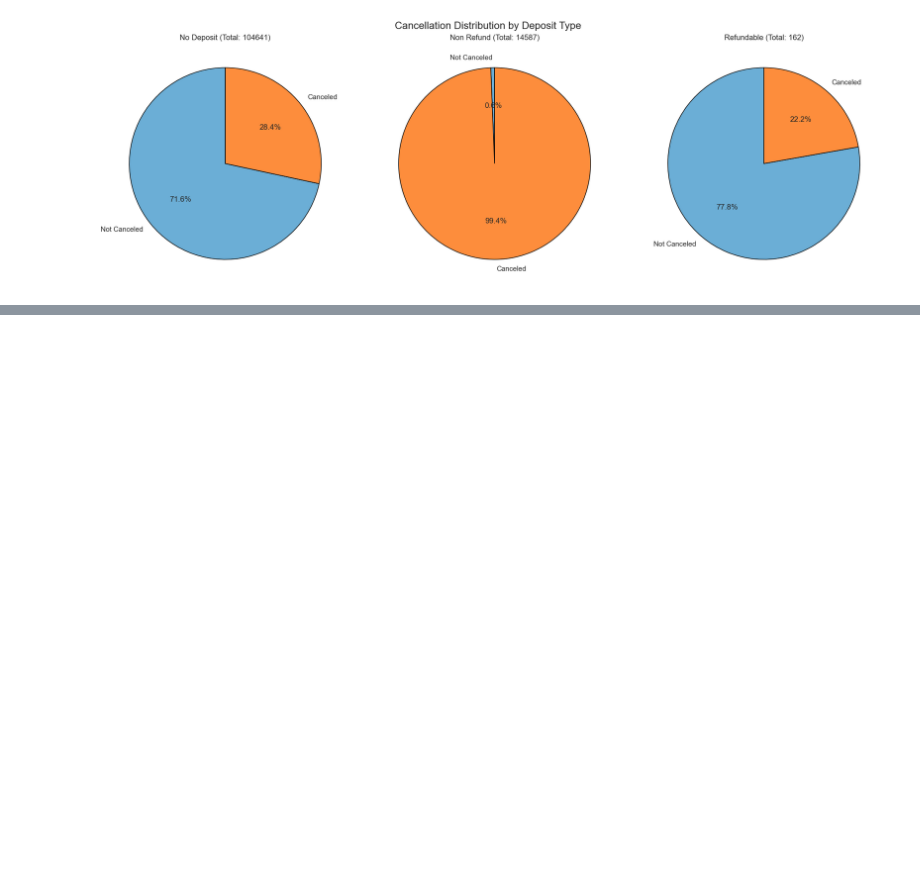
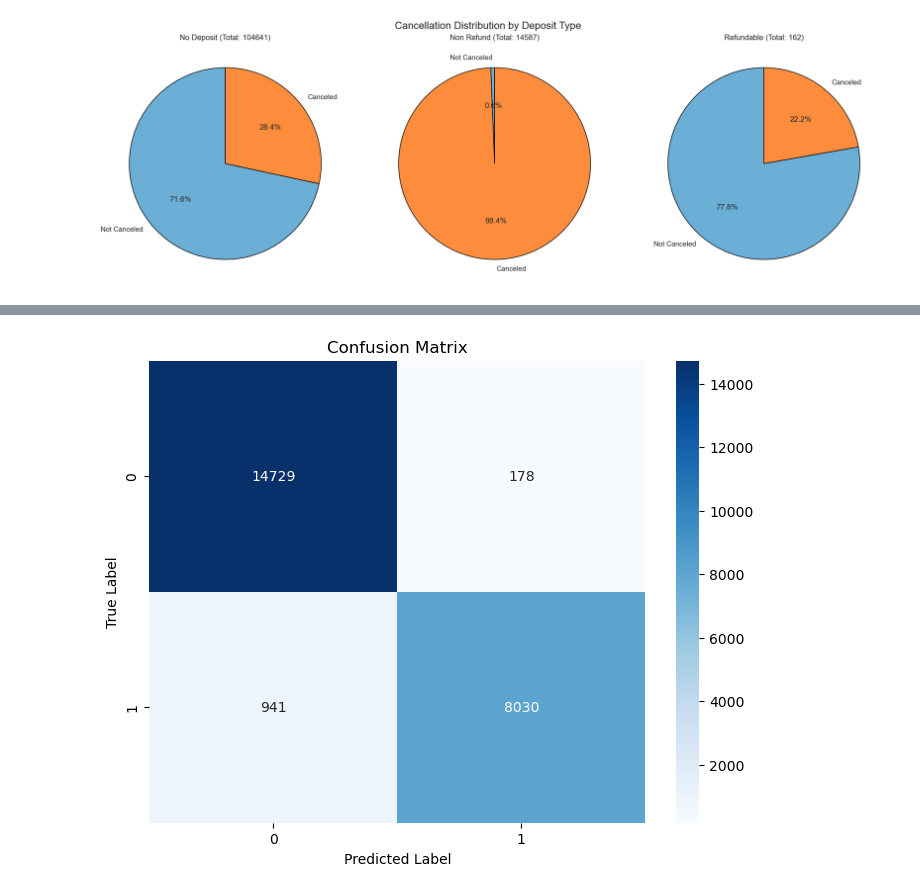
Before and after one commit to asif-mursalin/Data-mining-project, a Jupyter notebook: Project.ipynb, the cells around one changed output, grey strips where cells are left out. Cells and saved outputs as stored; diff of their text form; code cells hidden in the pictures; blank space fills up the shorter version.

Commit message:
Added RandomForest Models

```diff
--- a/Project.ipynb
+++ b/Project.ipynb
@@ -2242,0 +2243,89 @@ plt.show()
+# %%
+import pandas as pd
+import numpy as np
+from sklearn.model_selection import train_test_split
+from sklearn.ensemble import RandomForestClassifier
+from sklearn.preprocessing import LabelEncoder
+from sklearn.metrics import classification_report, confusion_matrix
+import matplotlib.pyplot as plt
+import seaborn as sns
+
+def prepare_data(df):
+    # Create a copy to avoid modifying the original dataframe
+    df_model = df.copy()
+
+    # Drop columns that shouldn't be used for prediction
+    columns_to_drop = ['reservation_status', 'reservation_status_date', 'MO_YR']
+    df_model = df_model.drop(columns=columns_to_drop, errors='ignore')
+
+
+    # Encode categorical variables
+    le = LabelEncoder()
+    for column in categorical_columns:
+        if column in df_model.columns:
+            df_model[column] = le.fit_transform(df_model[column].astype(str))
+
+    return df_model
+
+def train_random_forest(X, y):
+    # Split the data
+    X_train, X_test, y_train, y_test = train_test_split(X, y, test_size=0.2, random_state=42)
+
+    # Create and train the model
+    rf = RandomForestClassifier(n_estimators=100, random_state=42)
+    rf.fit(X_train, y_train)
+
+    # Make predictions
+    y_pred = rf.predict(X_test)
+
+    return rf, X_train, X_test, y_train, y_test, y_pred
+
+def plot_feature_importance(rf, feature_names):
+    # Get feature importance
+    importances = rf.feature_importances_
+    indices = np.argsort(importances)[::-1]
+
+    # Plot the feature importances
+    plt.figure(figsize=(12, 6))
+    plt.title("Feature Importances for Hotel Booking Cancellation Prediction")
+    plt.bar(range(20), importances[indices][:20])
+    plt.xticks(range(20), [feature_names[i] for i in indices][:20], rotation=45, ha='right')
+    plt.tight_layout()
+    plt.show()
+
+    # Print numerical values
+    print("\nTop 20 Most Important Features:")
+    for i in range(20):
+        print(f"{feature_names[indices[i]]}: {importances[indices[i]]:.4f}")
+
+def analyze_cancellations():
+    # Prepare the data
+    df_model = prepare_data(df)
+
+    # Separate features and target
+    X = df_model.drop('is_canceled', axis=1)
+    y = df_model['is_canceled']
+
+    # Train the model and get predictions
+    rf, X_train, X_test, y_train, y_test, y_pred = train_random_forest(X, y)
+
+    # Print model performance
+    print("Classification Report:")
+    print(classification_report(y_test, y_pred))
+
+    # Plot confusion matrix
+    plt.figure(figsize=(8, 6))
+    sns.heatmap(confusion_matrix(y_test, y_pred), annot=True, fmt='d', cmap='Blues')
+    plt.title('Confusion Matrix')
+    plt.ylabel('True Label')
+    plt.xlabel('Predicted Label')
+    plt.show()
+
+    # Plot feature importance
+    plot_feature_importance(rf, X.columns)
+
+    return rf, X, y
+
+# Run the analysis
+rf_model, X, y = analyze_cancellations()
+# %% [output]
@@ -2242,0 +2341 @@ plt.show()
+[figure, added]
```
Also changed, not shown: parts of 6 cells of this notebook.
